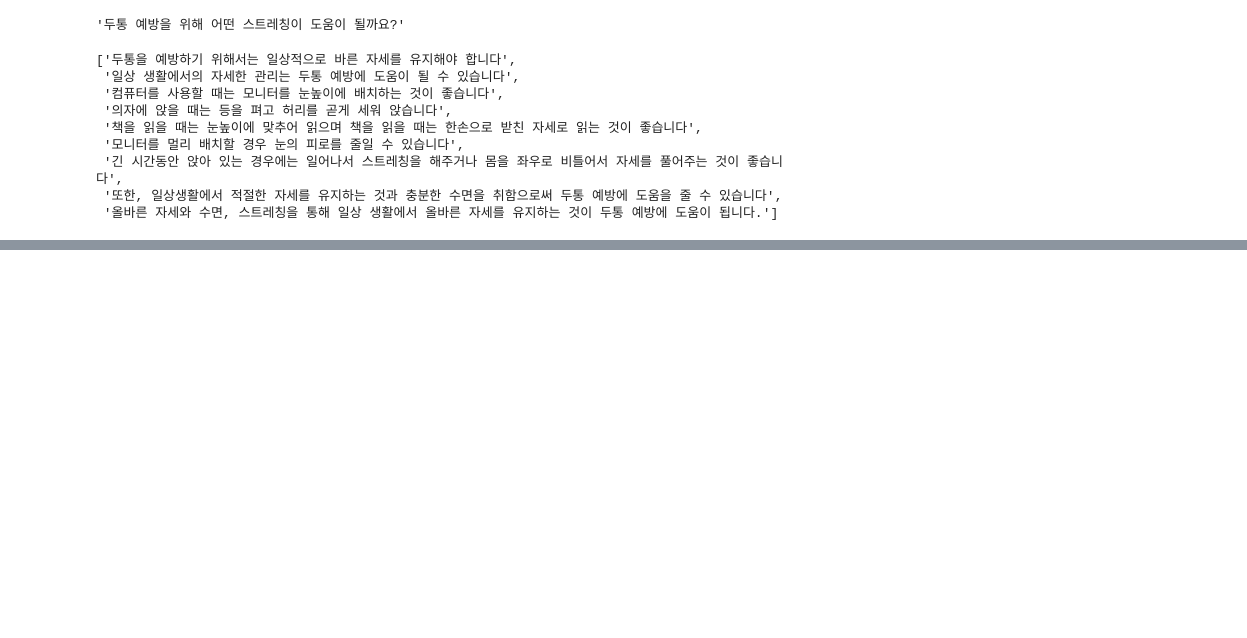
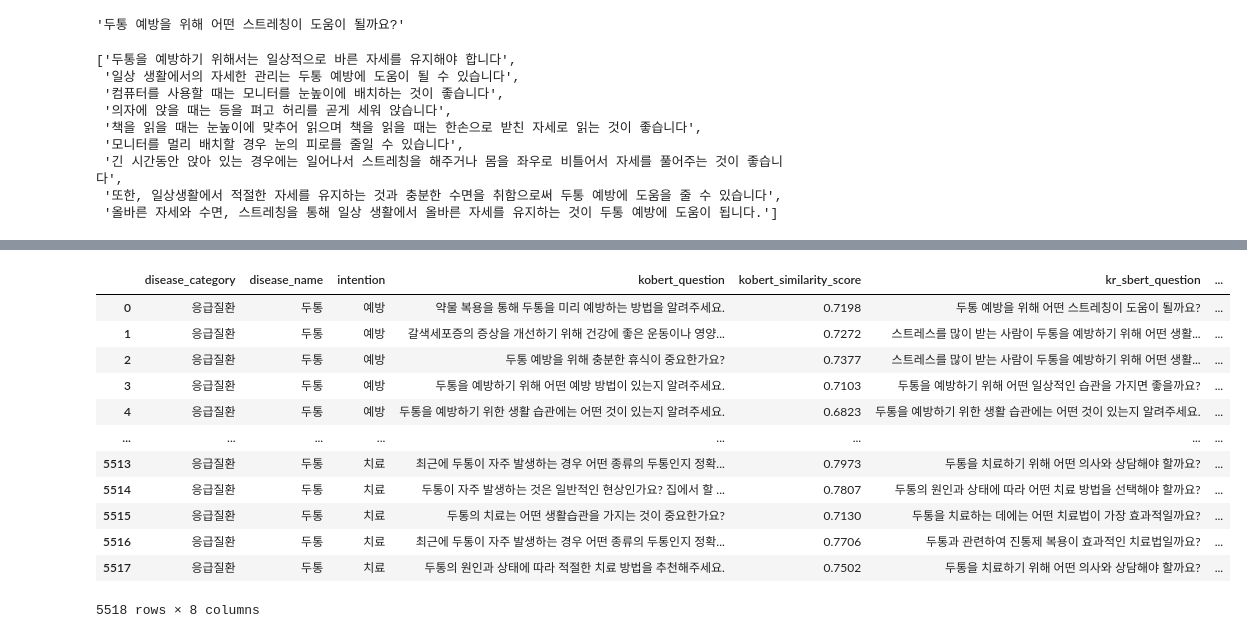
Before and after one commit to bymate/healthcare-ai-chatbot, a Jupyter notebook: match_questions_answers.ipynb, the cells around one changed output, grey strips where cells are left out. Cells and saved outputs as stored; diff of their text form; code cells hidden in the pictures; blank space fills up the shorter version.

```diff
--- a/match_questions_answers.ipynb
+++ b/match_questions_answers.ipynb
@@ -791,0 +935,17 @@ KR_SBERT_final_matching_df
+# %%
+model_result_df = pd.read_csv('모델별 질문 답변 매칭.csv', index_col=0)
+model_result_df
+# %% [output]
+|  | disease_category | disease_name | intention | kobert_question | kobert_similarity_score | kr_sbert_question | ... |
+| 0 | 응급질환 | 두통 | 예방 | 약물 복용을 통해 두통을 미리 예방하는 방법을 알려주세요. | 0.7198 | 두통 예방을 위해 어떤 스트레칭이 도움이 될까요? | ... |
+| 1 | 응급질환 | 두통 | 예방 | 갈색세포증의 증상을 개선하기 위해 건강에 좋은 운동이나 영양... | 0.7272 | 스트레스를 많이 받는 사람이 두통을 예방하기 위해 어떤 생활... | ... |
+| 2 | 응급질환 | 두통 | 예방 | 두통 예방을 위해 충분한 휴식이 중요한가요? | 0.7377 | 스트레스를 많이 받는 사람이 두통을 예방하기 위해 어떤 생활... | ... |
+| 3 | 응급질환 | 두통 | 예방 | 두통을 예방하기 위해 어떤 예방 방법이 있는지 알려주세요. | 0.7103 | 두통을 예방하기 위해 어떤 일상적인 습관을 가지면 좋을까요? | ... |
+| 4 | 응급질환 | 두통 | 예방 | 두통을 예방하기 위한 생활 습관에는 어떤 것이 있는지 알려주세요. | 0.6823 | 두통을 예방하기 위한 생활 습관에는 어떤 것이 있는지 알려주세요. | ... |
+| ... | ... | ... | ... | ... | ... | ... | ... |
+| 5513 | 응급질환 | 두통 | 치료 | 최근에 두통이 자주 발생하는 경우 어떤 종류의 두통인지 정확... | 0.7973 | 두통을 치료하기 위해 어떤 의사와 상담해야 할까요? | ... |
+| 5514 | 응급질환 | 두통 | 치료 | 두통이 자주 발생하는 것은 일반적인 현상인가요? 집에서 할 ... | 0.7807 | 두통의 원인과 상태에 따라 어떤 치료 방법을 선택해야 할까요? | ... |
+| 5515 | 응급질환 | 두통 | 치료 | 두통의 치료는 어떤 생활습관을 가지는 것이 중요한가요? | 0.7130 | 두통을 치료하는 데에는 어떤 치료법이 가장 효과적일까요? | ... |
+| 5516 | 응급질환 | 두통 | 치료 | 최근에 두통이 자주 발생하는 경우 어떤 종류의 두통인지 정확... | 0.7706 | 두통과 관련하여 진통제 복용이 효과적인 치료법일까요? | ... |
+| 5517 | 응급질환 | 두통 | 치료 | 두통의 원인과 상태에 따라 적절한 치료 방법을 추천해주세요. | 0.7502 | 두통을 치료하기 위해 어떤 의사와 상담해야 할까요? | ... |
+5518 rows × 8 columns
```
Also changed, not shown: parts of 40 cells of this notebook.
